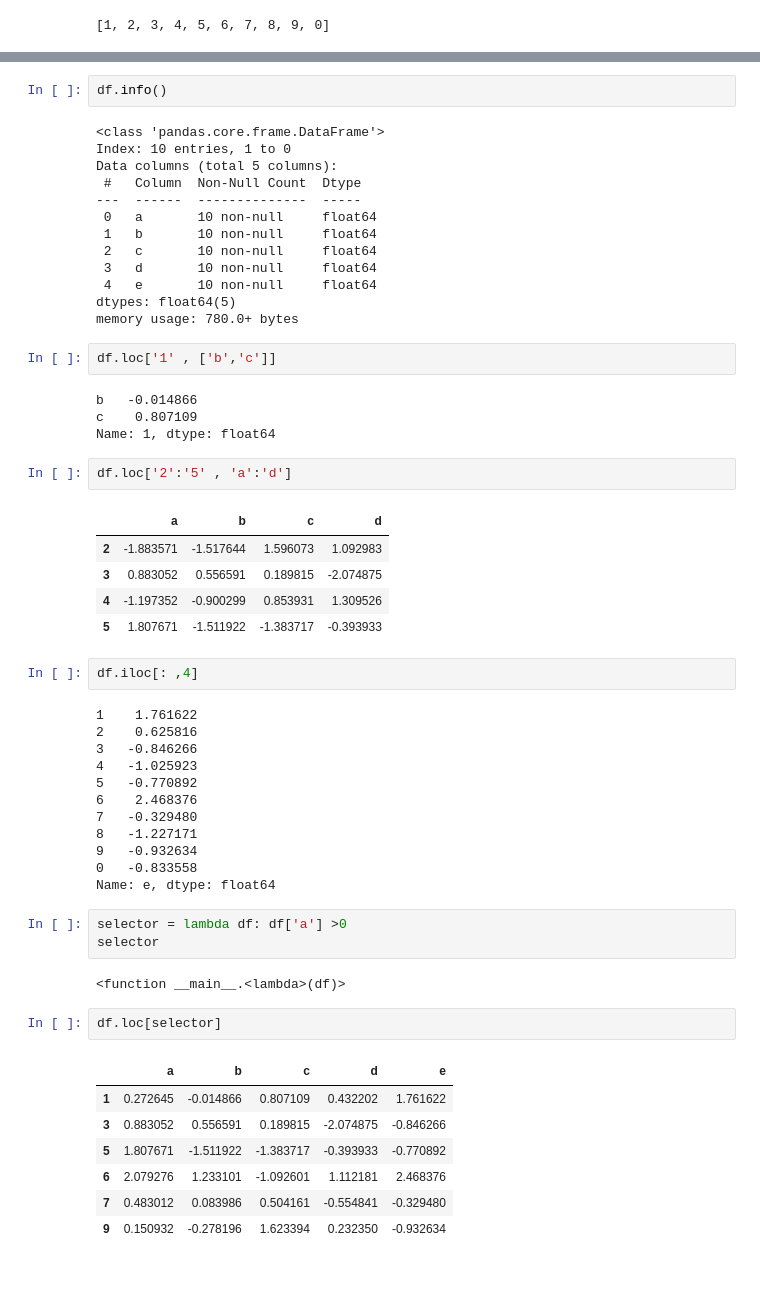
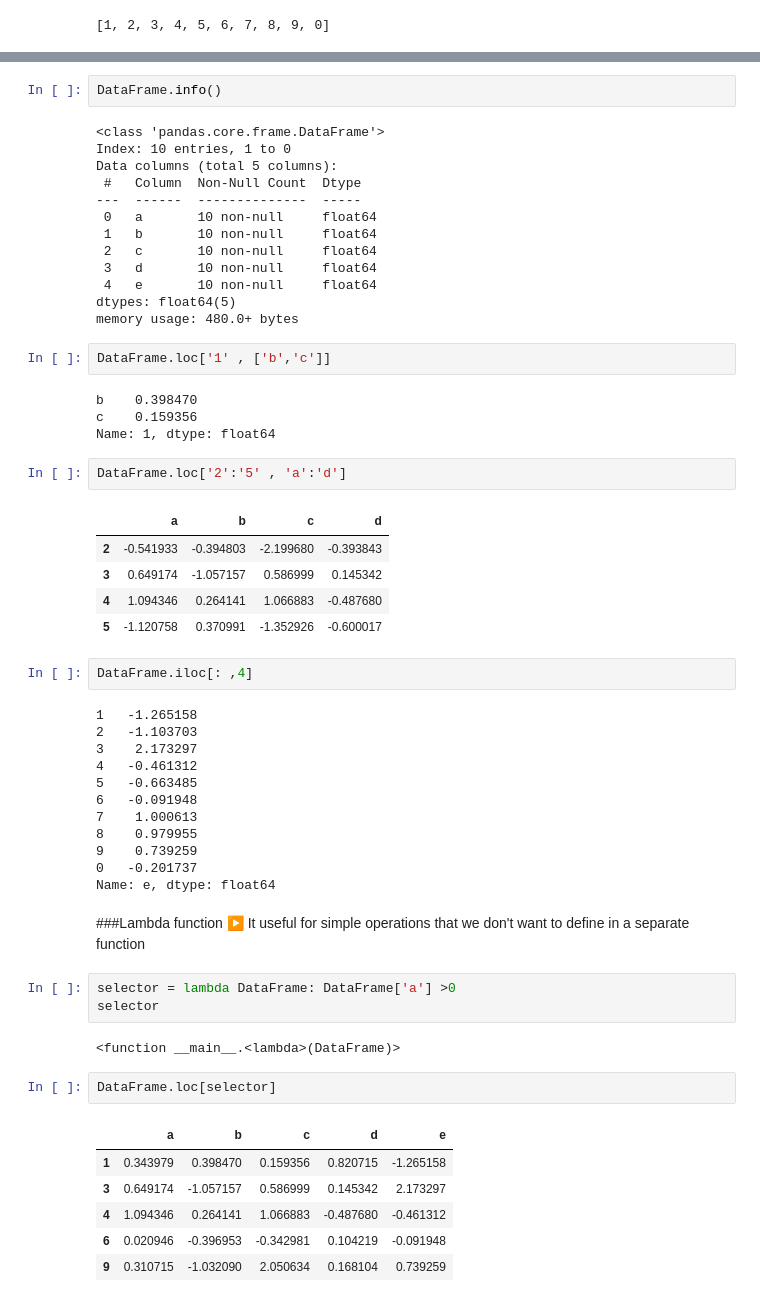
Before and after one commit to ayushi-006/Hands_on_Pandas-, a Jupyter notebook: PANDAS.ipynb, the cells around one changed output, grey strips where cells are left out. Cells and saved outputs as stored; diff of their text form; blank space fills up the shorter version.

```diff
--- a/PANDAS.ipynb
+++ b/PANDAS.ipynb
@@ -383,7 +383,7 @@ df.columns
 # %% [output]
 Index(['a', 'b', 'c', 'd', 'e'], dtype='object')
 # %%
-df.info()
+DataFrame.info()
 # %% [output]
 <class 'pandas.core.frame.DataFrame'>
 Index: 10 entries, 1 to 0
@@ -396,48 +396,50 @@ Data columns (total 5 columns):
  3   d       10 non-null     float64
  4   e       10 non-null     float64
 dtypes: float64(5)
-memory usage: 780.0+ bytes
+memory usage: 480.0+ bytes
 # %%
-df.loc['1' , ['b','c']]
+DataFrame.loc['1' , ['b','c']]
 # %% [output]
-b   -0.014866
-c    0.807109
+b    0.398470
+c    0.159356
 Name: 1, dtype: float64
 # %%
-df.loc['2':'5' , 'a':'d']
+DataFrame.loc['2':'5' , 'a':'d']
 # %% [output]
 |  | a | b | c | d |
-| 2 | -1.883571 | -1.517644 | 1.596073 | 1.092983 |
-| 3 | 0.883052 | 0.556591 | 0.189815 | -2.074875 |
-| 4 | -1.197352 | -0.900299 | 0.853931 | 1.309526 |
-| 5 | 1.807671 | -1.511922 | -1.383717 | -0.393933 |
+| 2 | -0.541933 | -0.394803 | -2.199680 | -0.393843 |
+| 3 | 0.649174 | -1.057157 | 0.586999 | 0.145342 |
+| 4 | 1.094346 | 0.264141 | 1.066883 | -0.487680 |
+| 5 | -1.120758 | 0.370991 | -1.352926 | -0.600017 |
 # %%
-df.iloc[: ,4]
+DataFrame.iloc[: ,4]
 # %% [output]
-1    1.761622
-2    0.625816
-3   -0.846266
-4   -1.025923
-5   -0.770892
-6    2.468376
-7   -0.329480
-8   -1.227171
-9   -0.932634
-0   -0.833558
+1   -1.265158
+2   -1.103703
+3    2.173297
+4   -0.461312
+5   -0.663485
+6   -0.091948
+7    1.000613
+8    0.979955
+9    0.739259
+0   -0.201737
 Name: e, dtype: float64
+# %% [markdown]
+###Lambda function ▶
+It useful for simple operations that we don't want to define in a separate function
 # %%
-selector = lambda df: df['a'] >0
+selector = lambda DataFrame: DataFrame['a'] >0
 selector
 # %% [output]
-<function __main__.<lambda>(df)>
+<function __main__.<lambda>(DataFrame)>
 # %%
-df.loc[selector]
+DataFrame.loc[selector]
 # %% [output]
 |  | a | b | c | d | e |
-| 1 | 0.272645 | -0.014866 | 0.807109 | 0.432202 | 1.761622 |
-| 3 | 0.883052 | 0.556591 | 0.189815 | -2.074875 | -0.846266 |
-| 5 | 1.807671 | -1.511922 | -1.383717 | -0.393933 | -0.770892 |
-| 6 | 2.079276 | 1.233101 | -1.092601 | 1.112181 | 2.468376 |
-| 7 | 0.483012 | 0.083986 | 0.504161 | -0.554841 | -0.329480 |
-| 9 | 0.150932 | -0.278196 | 1.623394 | 0.232350 | -0.932634 |
+| 1 | 0.343979 | 0.398470 | 0.159356 | 0.820715 | -1.265158 |
+| 3 | 0.649174 | -1.057157 | 0.586999 | 0.145342 | 2.173297 |
+| 4 | 1.094346 | 0.264141 | 1.066883 | -0.487680 | -0.461312 |
+| 6 | 0.020946 | -0.396953 | -0.342981 | 0.104219 | -0.091948 |
+| 9 | 0.310715 | -1.032090 | 2.050634 | 0.168104 | 0.739259 |
 # %%
```
Also changed, not shown: parts of 8 cells of this notebook.
